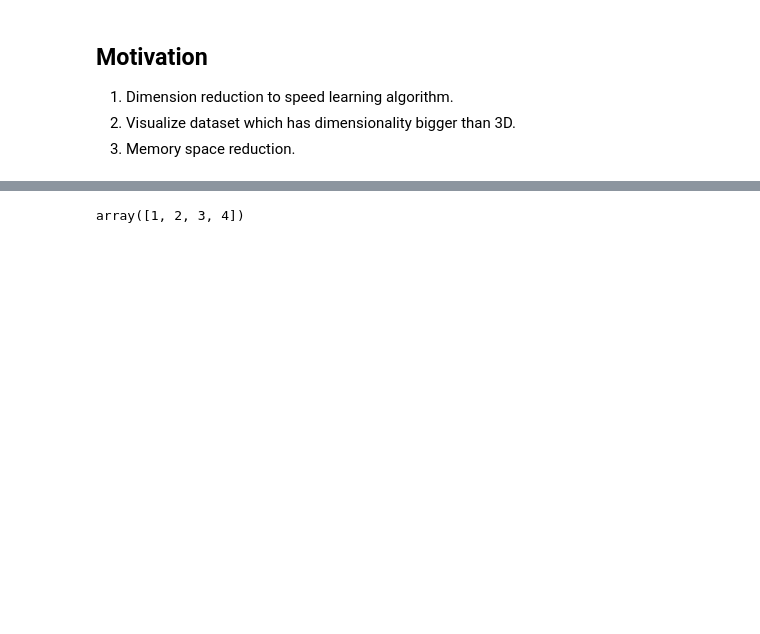
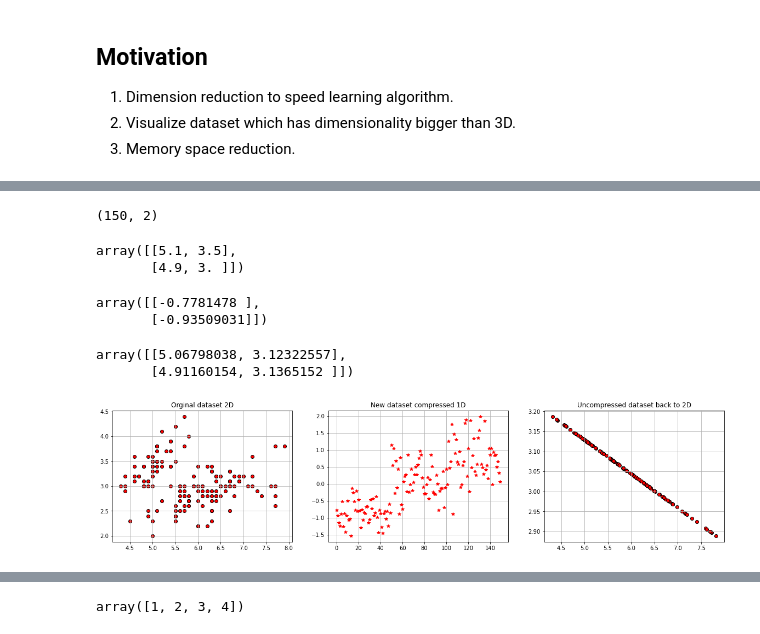
Before and after one commit to SalAlba/coursera-machine-learning, a Jupyter notebook: Assignment/jupyter/pca/ex1.ipynb, the cells around one changed output, grey strips where cells are left out. Cells and saved outputs as stored; diff of their text form; code cells hidden in the pictures; blank space fills up the shorter version.

```diff
--- a/Assignment/jupyter/pca/ex1.ipynb
+++ b/Assignment/jupyter/pca/ex1.ipynb
@@ -110,0 +210,54 @@ np.dot(u[:, :1].T, a).shape
+# %%
+X_2 =  np.array([
+    [1, 2],
+    [3, 4],
+    [5, 6],
+])
+
+X[:,:2].shape
+# %% [output]
+(150, 2)
+# %%
+X[:2,:2]
+# %% [output]
+array([[5.1, 3.5],
+       [4.9, 3. ]])
+# %%
+pca_ex_2 = PCA(n_components=1)
+X_2_r = pca_ex_2.fit_transform(X[:,:2])
+X_2_r[:2]
+# %% [output]
+array([[-0.7781478 ],
+       [-0.93509031]])
+# %%
+X_2_aprox = pca_ex_2.inverse_transform(X_2_r)
+X_2_aprox[:2]
+# %% [output]
+array([[5.06798038, 3.12322557],
+       [4.91160154, 3.1365152 ]])
+# %%
+# import matplotlib.gridspec as gridspec
+fig = plt.figure(figsize = (20,15))
+
+
+# ...
+ax1 = fig.add_subplot(3,3,1)
+ax1.set_title("Orginal dataset 2D")
+ax1.scatter(X[:, 0], X[:, 1], c='r', edgecolor='k')
+ax1.grid()
+
+
+ax2 = fig.add_subplot(3,3,2)
+ax2.set_title("New dataset compressed 1D")
+ax2.plot(X_2_r[:, 0], '*', c='r')
+ax2.grid()
+
+
+ax3 = fig.add_subplot(3,3,3)
+ax3.set_title("Uncompressed dataset back to 2D")
+ax3.scatter(X_2_aprox[:, 0], X_2_aprox[:, 1], c='r', edgecolor='k')
+ax3.grid()
+
+plt.show();
+# %% [output]
+[figure, added]
```
Also changed, not shown: parts of 33 cells of this notebook, 2 other files.
